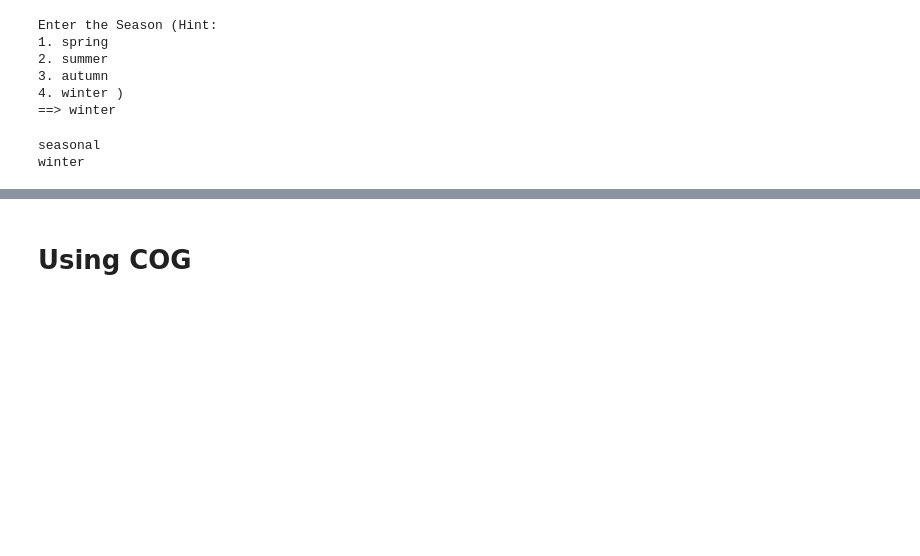
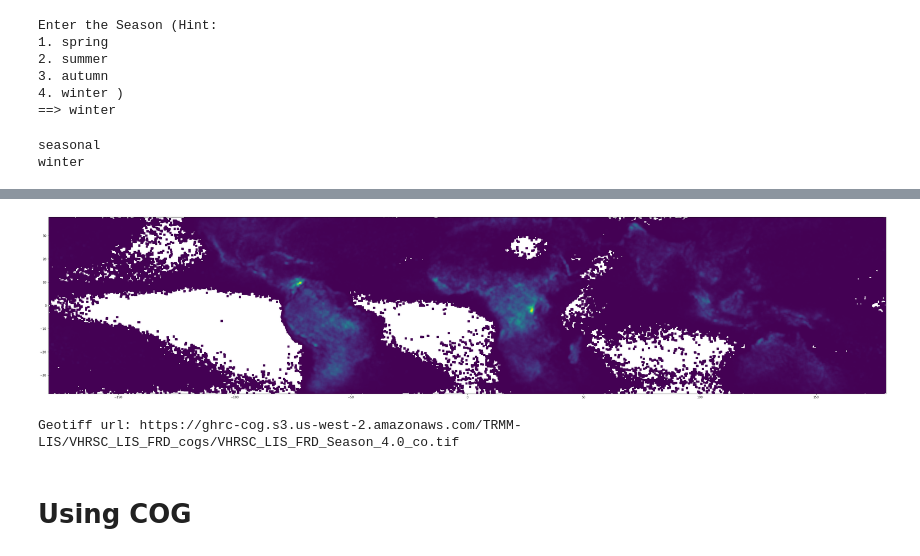
Before and after one commit to sanzog03/lightning_dashboard_notebook, a Jupyter notebook: lightning_dashboard.ipynb, the cells around one changed output, grey strips where cells are left out. Cells and saved outputs as stored; diff of their text form; code cells hidden in the pictures; blank space fills up the shorter version.

```diff
--- a/lightning_dashboard.ipynb
+++ b/lightning_dashboard.ipynb
@@ -165,9 +165,8 @@ def handle_seasonal_geotiff():
     print("Geotiff url: " + viz_url)
 
 def handle_monthly_geotiff():
-    u_input = input("Enter the Month (Hint: 01 - 12)\n==>")
-    # todo: check input validation
-    viz_date = f"2013{u_input}"
+    u_input = type_data_ip_global
+    viz_date = int(u_input)
     viz_type = "monthly"
     viz_url = formulate_url_geotiff(viz_type, viz_date)
     visuzalize_GEOTIFF(viz_url)
@@ -215,3 +214,5 @@ https://ghrc-cog.s3.us-west-2.amazonaws.com/TRMM-LIS/VHRSC_LIS_FRD_cogs/VHRSC_LI
+[figure, added]
+Geotiff url: https://ghrc-cog.s3.us-west-2.amazonaws.com/TRMM-LIS/VHRSC_LIS_FRD_cogs/VHRSC_LIS_FRD_Season_4.0_co.tif
 # %%
 import rasterio
 from rasterio.plot import show
```
Also changed, not shown: parts of 2 cells of this notebook.
